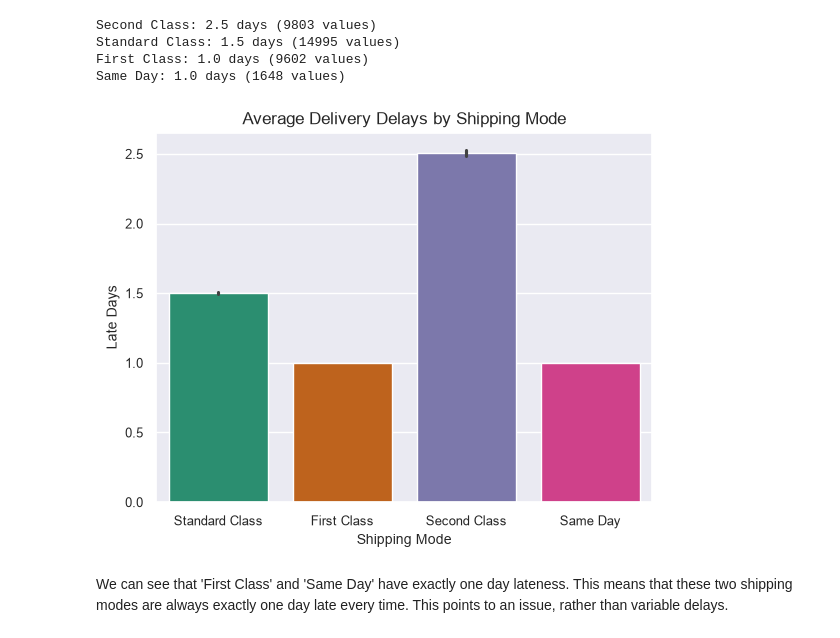
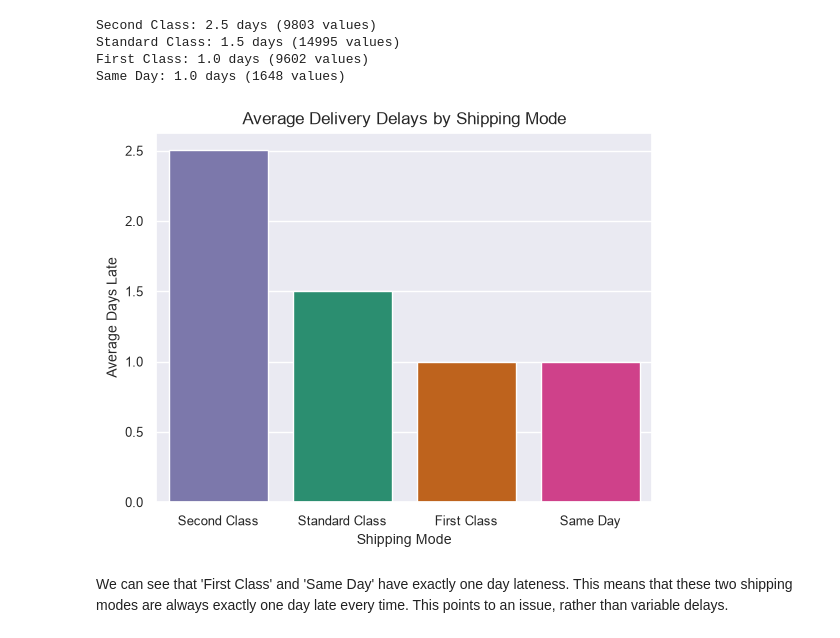
Before and after one commit to DimitarK13/smart-supply-chain, a Jupyter notebook: notebooks/03-shipping-performance-analysis.ipynb, the cells around one changed output. Saved outputs shown, nothing was run; the diff lists cells and outputs as text; code cells hidden in the pictures.

Commit message:
correct average delivery delays by shipping mode chart

```diff
--- a/notebooks/03-shipping-performance-analysis.ipynb
+++ b/notebooks/03-shipping-performance-analysis.ipynb
@@ -91,15 +91,16 @@ Standard Class: 1.5 days (14995 values)
 First Class: 1.0 days (9602 values)
 Same Day: 1.0 days (1648 values)
 # %%
-sns.barplot(data=delayed_shipments, x='shipping_mode', y='late_days', hue='shipping_mode', legend=False, palette='Dark2')
+sns.barplot(data=delayed_shipments, x='shipping_mode', y='late_days', hue='shipping_mode', order=shipping_modes_average_delays.index, legend=False, palette='Dark2', errorbar=None)
 
 plt.title('Average Delivery Delays by Shipping Mode')
 plt.xlabel('Shipping Mode')
-plt.ylabel('Late Days')
+plt.ylabel('Average Days Late')
 
+plt.savefig('../visualizations/average-delivery-delays-by-shipping-mode.png', bbox_inches='tight')
 plt.show()
 # %% [output]
-[figure, old version]
+[figure, new version]
 # %% [markdown]
 We can see that 'First Class' and 'Same Day' have exactly one day lateness. This means that these two shipping modes are always exactly one day late every time. This points to an issue, rather than variable delays.
 # %% [markdown]
```
Also changed, not shown: 1 other file.
